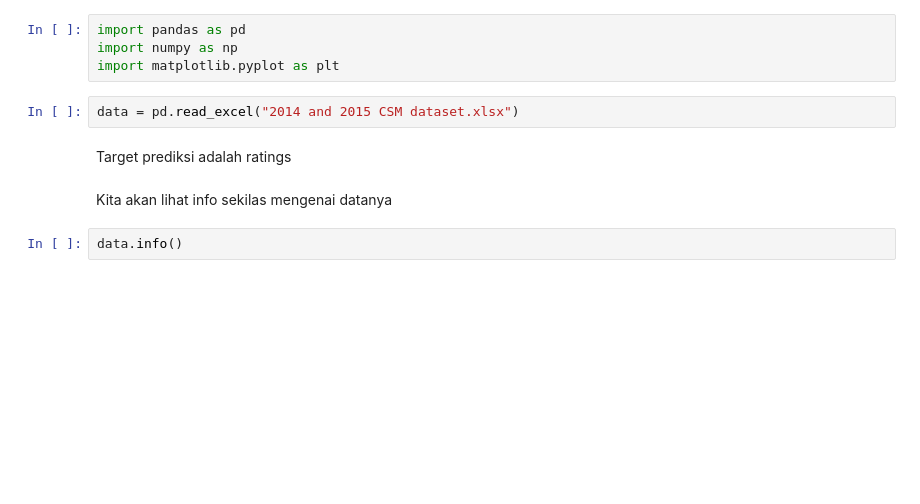
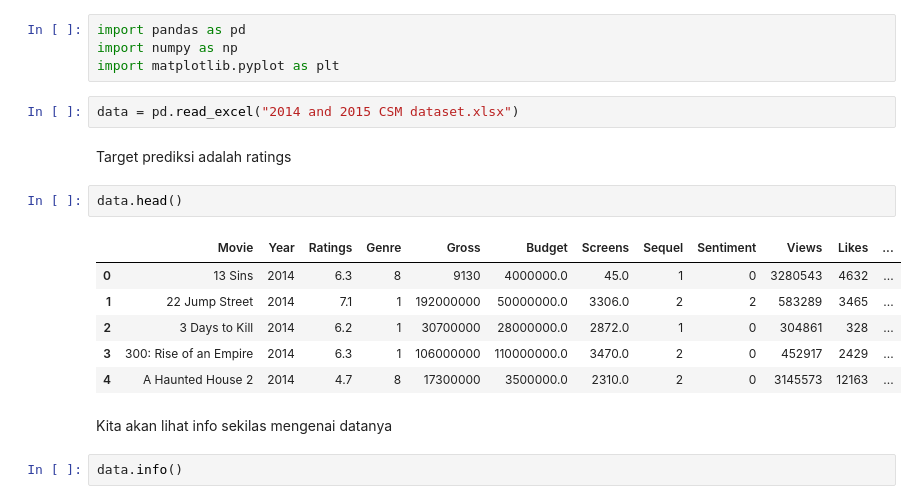
Before and after one commit to FawwazMayda/UTSRPLD, a Jupyter notebook: Permulaan.ipynb, the cells around one changed output. Drawn from its saved outputs; the diff is of its cells as text; blank space fills up the shorter version.

```diff
--- a/Permulaan.ipynb
+++ b/Permulaan.ipynb
@@ -6,6 +6,15 @@ import matplotlib.pyplot as plt
 data = pd.read_excel("2014 and 2015 CSM dataset.xlsx")
 # %% [markdown]
 Target prediksi adalah ratings
+# %%
+data.head()
+# %% [output]
+|  | Movie | Year | Ratings | Genre | Gross | Budget | Screens | Sequel | Sentiment | Views | Likes | ... |
+| 0 | 13 Sins | 2014 | 6.3 | 8 | 9130 | 4000000.0 | 45.0 | 1 | 0 | 3280543 | 4632 | ... |
+| 1 | 22 Jump Street | 2014 | 7.1 | 1 | 192000000 | 50000000.0 | 3306.0 | 2 | 2 | 583289 | 3465 | ... |
+| 2 | 3 Days to Kill | 2014 | 6.2 | 1 | 30700000 | 28000000.0 | 2872.0 | 1 | 0 | 304861 | 328 | ... |
+| 3 | 300: Rise of an Empire | 2014 | 6.3 | 1 | 106000000 | 110000000.0 | 3470.0 | 2 | 0 | 452917 | 2429 | ... |
+| 4 | A Haunted House 2 | 2014 | 4.7 | 8 | 17300000 | 3500000.0 | 2310.0 | 2 | 0 | 3145573 | 12163 | ... |
 # %% [markdown]
 Kita akan lihat info sekilas mengenai datanya
 # %%
```
Also changed, not shown: parts of 5 cells of this notebook.
